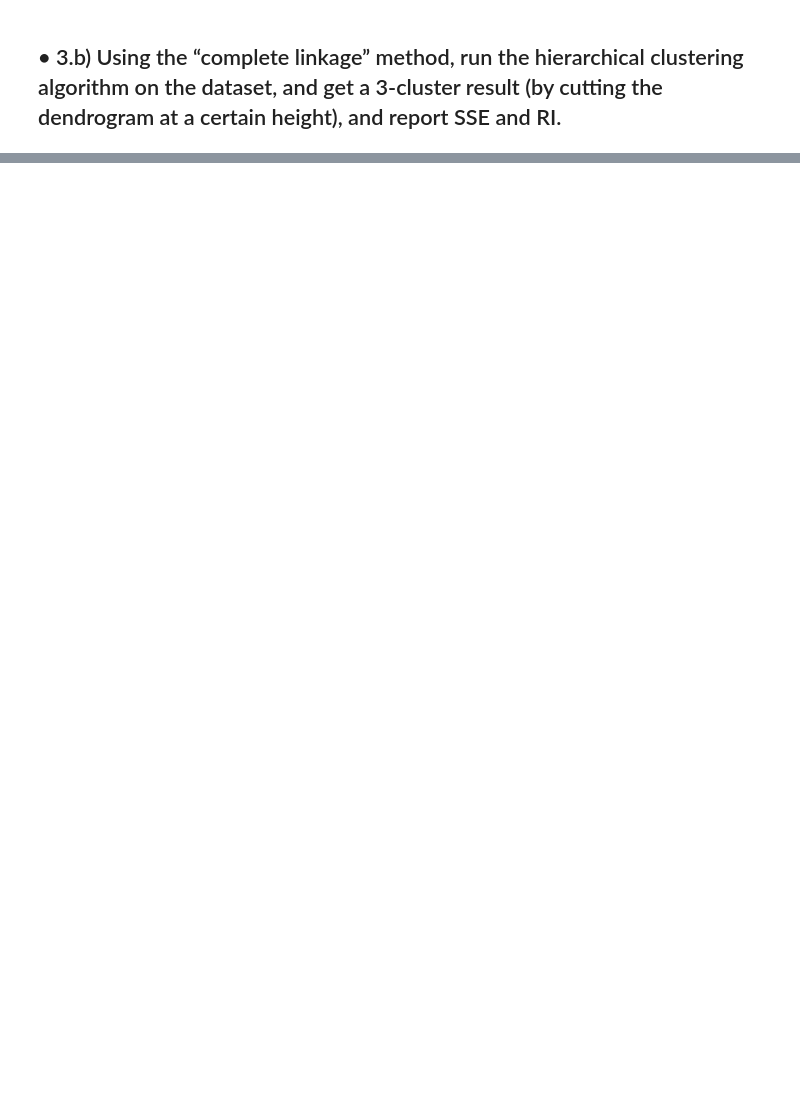
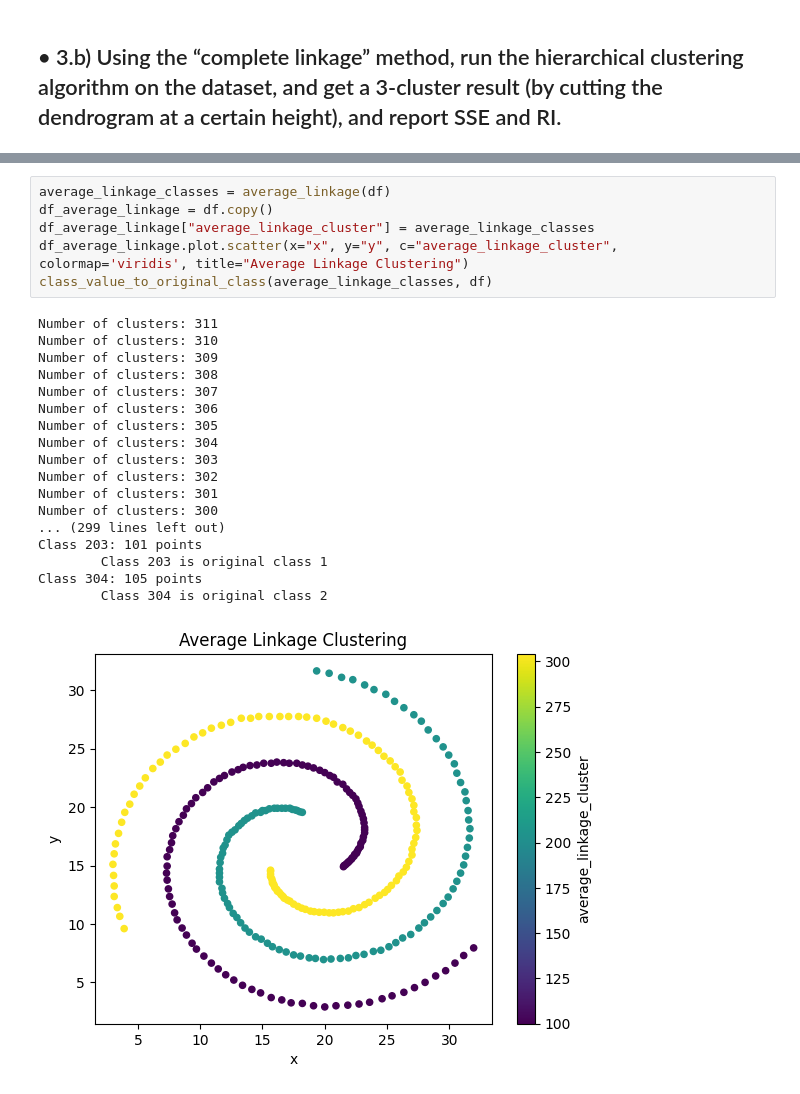
Before and after one commit to mevers303/CSCI4930-HW3, a Jupyter notebook: hw3.ipynb, the cells around one changed output, grey strips where cells are left out. Drawn from its saved outputs; the diff is of its cells as text; blank space fills up the shorter version.

```diff
--- a/hw3.ipynb
+++ b/hw3.ipynb
@@ -407,0 +612,25 @@ method gets you the best SSE as well as RI.
+# %%
+average_linkage_classes = average_linkage(df)
+df_average_linkage = df.copy()
+df_average_linkage["average_linkage_cluster"] = average_linkage_classes
+df_average_linkage.plot.scatter(x="x", y="y", c="average_linkage_cluster", colormap='viridis', title="Average Linkage Clustering")
+class_value_to_original_class(average_linkage_classes, df)
+# %% [output]
+Number of clusters: 311
+Number of clusters: 310
+Number of clusters: 309
+Number of clusters: 308
+Number of clusters: 307
+Number of clusters: 306
+Number of clusters: 305
+Number of clusters: 304
+Number of clusters: 303
+Number of clusters: 302
+Number of clusters: 301
+Number of clusters: 300
+... (299 lines left out)
+Class 203: 101 points
+        Class 203 is original class 1
+Class 304: 105 points
+        Class 304 is original class 2
+[figure, added]
```
Also changed, not shown: parts of 34 cells of this notebook.
